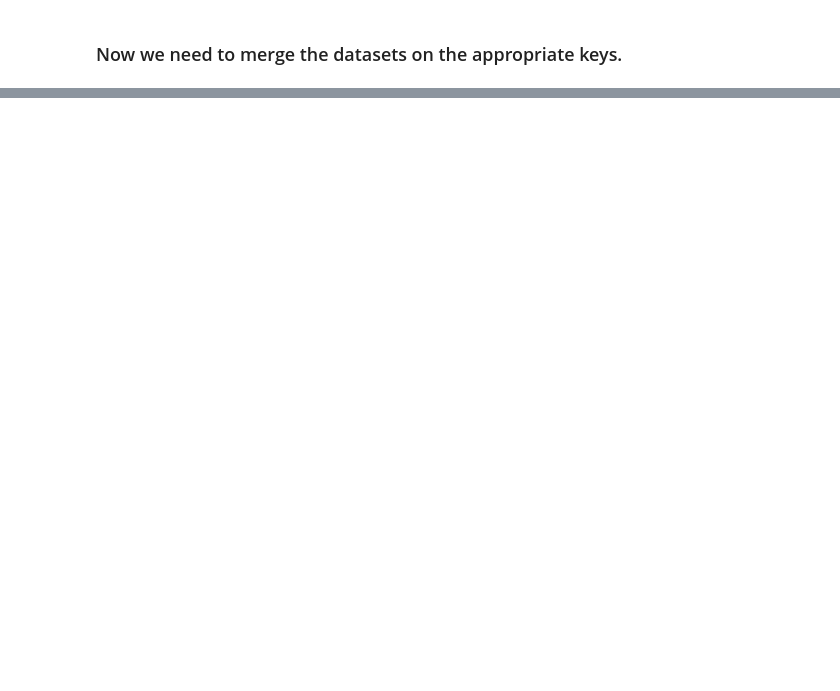
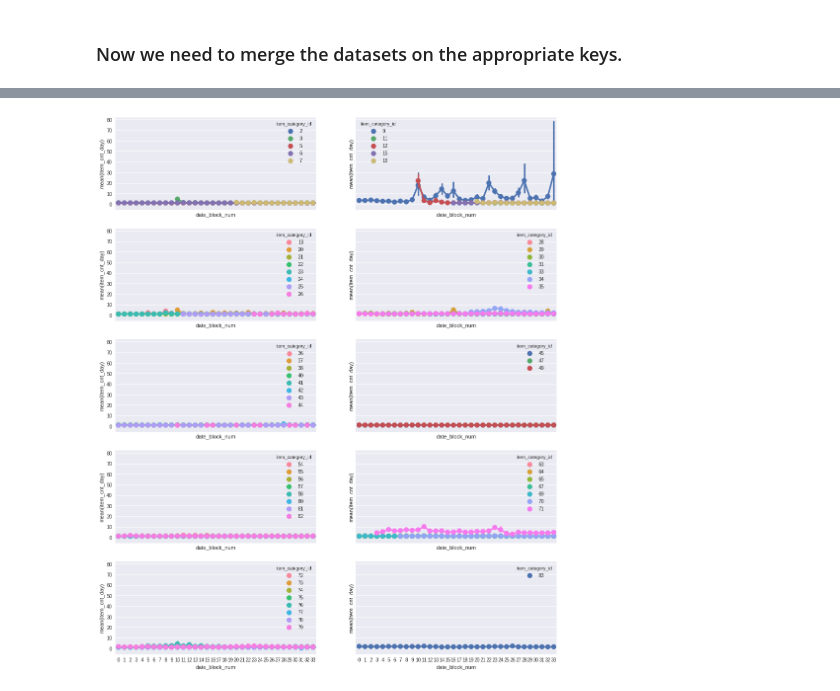
Before and after one commit to ROARMarketingConcepts/Data-Analysis-Projects, a Jupyter notebook: Predict_Future_Sales_Coursera_Challenge.ipynb, the cells around one changed output, grey strips where cells are left out. Drawn from its saved outputs; the diff is of its cells as text; code cells hidden in the pictures; blank space fills up the shorter version.

```diff
--- a/Predict_Future_Sales_Coursera_Challenge.ipynb
+++ b/Predict_Future_Sales_Coursera_Challenge.ipynb
@@ -313,0 +271,5 @@ plt.show()
+# %%
+train = train.merge(items,how='left',on='item_id')
+train.drop('item_name',axis=1,inplace=True)
+train.set_index('item_id',inplace=True)
+train.head(20)
@@ -313,0 +297,22 @@ plt.show()
+# %%
+train['date'] = pd.to_datetime(train['date'],format = '%d.%m.%Y')
+
+train['year'] = train['date'].dt.year
+train['month'] = train['date'].dt.month
+month_dict = {1:"Jan",2:"Feb", 3:"Mar", 4:"Apr", 5:"May",6: "Jun", 7:"Jul",8:"Aug",9:"Sep",10:"Oct",11:"Nov",12:"Dec"}
+train['month_name'] = train['month'].map(month_dict)     # Get month name from month number
+train['day_of_month'] = train['date'].dt.day
+train['day_of_week_name'] = train['date'].dt.weekday_name
+# %%
+fig, axes = plt.subplots(nrows=5, ncols=2, sharex=True, sharey=True, figsize=(16,20))
+
+num_graph = 10
+
+id_per_graph = ceil(train.item_category_id.max() / num_graph)
+count = 0
+for i in range(5):
+    for j in range(2):
+        sns.pointplot(x='month', y='item_cnt_day', hue='item_category_id',
+                      data=train[np.logical_and(count*id_per_graph <= train['item_category_id'], train['item_category_id'] < (count+1)*id_per_graph)],
+                      ax=axes[i][j])
+        count += 1
@@ -313,0 +321,14 @@ plt.show()
+# %%
+fig, axes = plt.subplots(nrows=5, ncols=2, sharex=True, sharey=True, figsize=(16,20))
+
+num_graph = 10
+id_per_graph = ceil(train.item_category_id.max() / num_graph)
+count = 0
+for i in range(5):
+    for j in range(2):
+        sns.pointplot(x='date_block_num', y='item_cnt_day', hue='item_category_id',
+                      data=train[np.logical_and(count*id_per_graph <= train['item_category_id'], train['item_category_id'] < (count+1)*id_per_graph)],
+                      ax=axes[i][j])
+        count += 1
+# %% [output]
+[figure, added]
```
Also changed, not shown: parts of 79 cells of this notebook.
